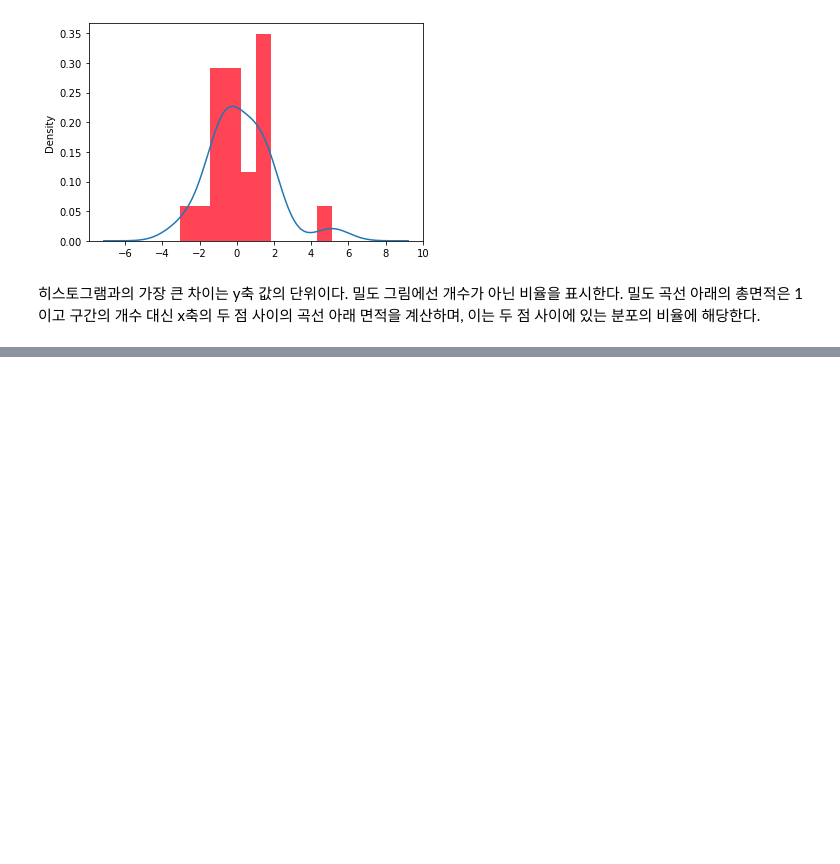
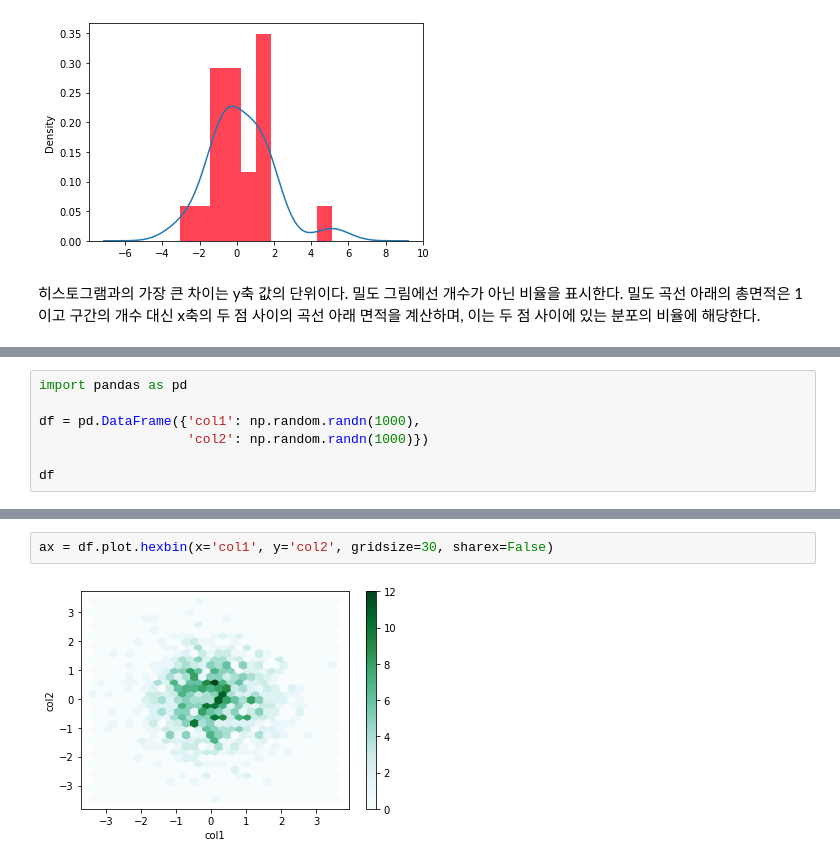
Before and after one commit to limyeonsang/datascience, a Jupyter notebook: statistics/1.ipynb, the cells around one changed output, grey strips where cells are left out. Saved outputs shown, nothing was run; the diff lists cells and outputs as text; blank space fills up the shorter version.

```diff
--- a/statistics/1.ipynb
+++ b/statistics/1.ipynb
@@ -146,0 +160,7 @@ sns.heatmap(df.corr(), vmin=1, cmap=sns.diverging_palette(20,220, as_cmap=True))
+# %%
+import pandas as pd
+
+df = pd.DataFrame({'col1': np.random.randn(1000),
+                   'col2': np.random.randn(1000)})
+
+df
@@ -146,0 +185,4 @@ sns.heatmap(df.corr(), vmin=1, cmap=sns.diverging_palette(20,220, as_cmap=True))
+# %%
+ax = df.plot.hexbin(x='col1', y='col2', gridsize=30, sharex=False)
+# %% [output]
+[figure, added]
```
Also changed, not shown: parts of 20 cells of this notebook, 1 other file.
